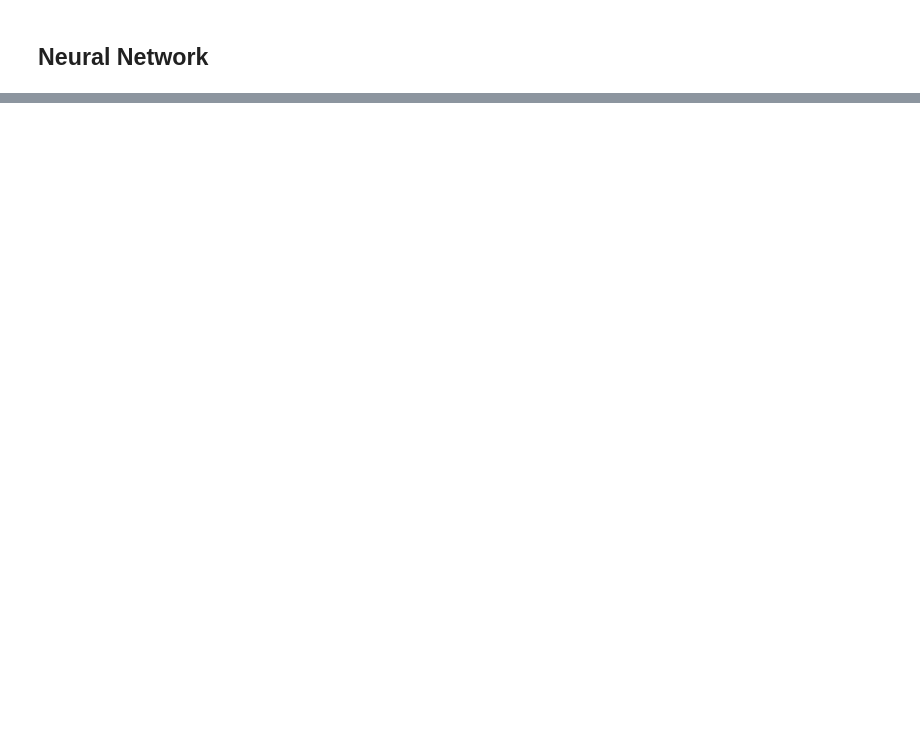
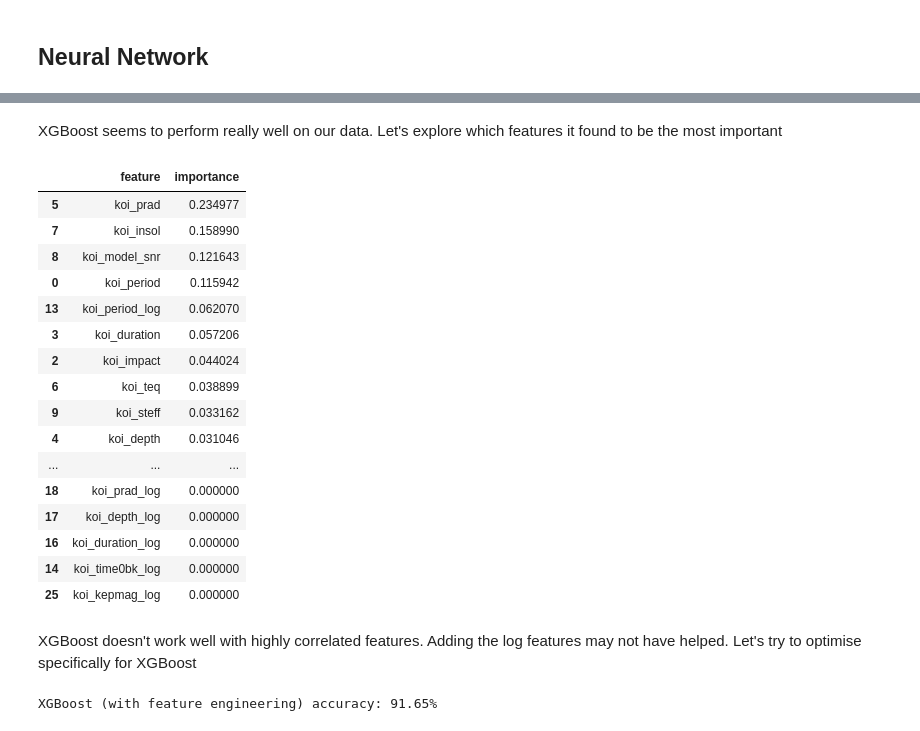
Before and after one commit to russpenska/spaceapps-exoplanets, a Jupyter notebook: src/exploring_koi.ipynb, the cells around one changed output, grey strips where cells are left out. Drawn from its saved outputs; the diff is of its cells as text; code cells hidden in the pictures; blank space fills up the shorter version.

```diff
--- a/src/exploring_koi.ipynb
+++ b/src/exploring_koi.ipynb
@@ -244,0 +253,48 @@ pd.DataFrame([
+# %% [markdown]
+XGBoost seems to perform really well on our data. Let's explore which features it found to be the most important
+# %%
+importances = xgb_model.feature_importances_
+
+# Display as a DataFrame
+pd.DataFrame({'feature': feature_names, 'importance': importances}).sort_values('importance', ascending=False)
+# %% [output]
+|  | feature | importance |
+| 5 | koi_prad | 0.234977 |
+| 7 | koi_insol | 0.158990 |
+| 8 | koi_model_snr | 0.121643 |
+| 0 | koi_period | 0.115942 |
+| 13 | koi_period_log | 0.062070 |
+| 3 | koi_duration | 0.057206 |
+| 2 | koi_impact | 0.044024 |
+| 6 | koi_teq | 0.038899 |
+| 9 | koi_steff | 0.033162 |
+| 4 | koi_depth | 0.031046 |
+| ... | ... | ... |
+| 18 | koi_prad_log | 0.000000 |
+| 17 | koi_depth_log | 0.000000 |
+| 16 | koi_duration_log | 0.000000 |
+| 14 | koi_time0bk_log | 0.000000 |
+| 25 | koi_kepmag_log | 0.000000 |
+# %% [markdown]
+XGBoost doesn't work well with highly correlated features. Adding the log features may not have helped.
+Let's try to optimise specifically for XGBoost
+# %%
+selected_features = ['koi_period_log', 'koi_duration_log', 'koi_depth_log', 'koi_prad_log', 'koi_teq_log', 'koi_insol_log', 'koi_model_snr_log', 'koi_steff_log', 'koi_slogg_log', 'koi_srad_log']
+engineered_X = X_pre_scaling[selected_features]
+
+# Adding interaction terms did not improve the model
+#poly = PolynomialFeatures(degree=2, interaction_only=True, include_bias=False)
+#engineered_X = poly.fit_transform(engineered_X)
+
+#all_feature_names = poly.get_feature_names_out(selected_features)
+
+X_train_eng, X_test_eng, y_train_eng, y_test_eng = train_test_split(engineered_X, y, test_size=0.3, random_state=42)
+
+xgb_model = xgb.XGBClassifier(eval_metric='logloss')
+xgb_model.fit(X_train_eng, y_train_eng)
+
+y_pred = xgb_model.predict(X_test_eng)
+xgb_accuracy = accuracy_score(y_test_eng, y_pred)
+print(f'XGBoost (with feature engineering) accuracy: {100 * xgb_accuracy:.2f}%')
+# %% [output]
+XGBoost (with feature engineering) accuracy: 91.65%
```
Also changed, not shown: parts of 8 cells of this notebook, 1 other file.
